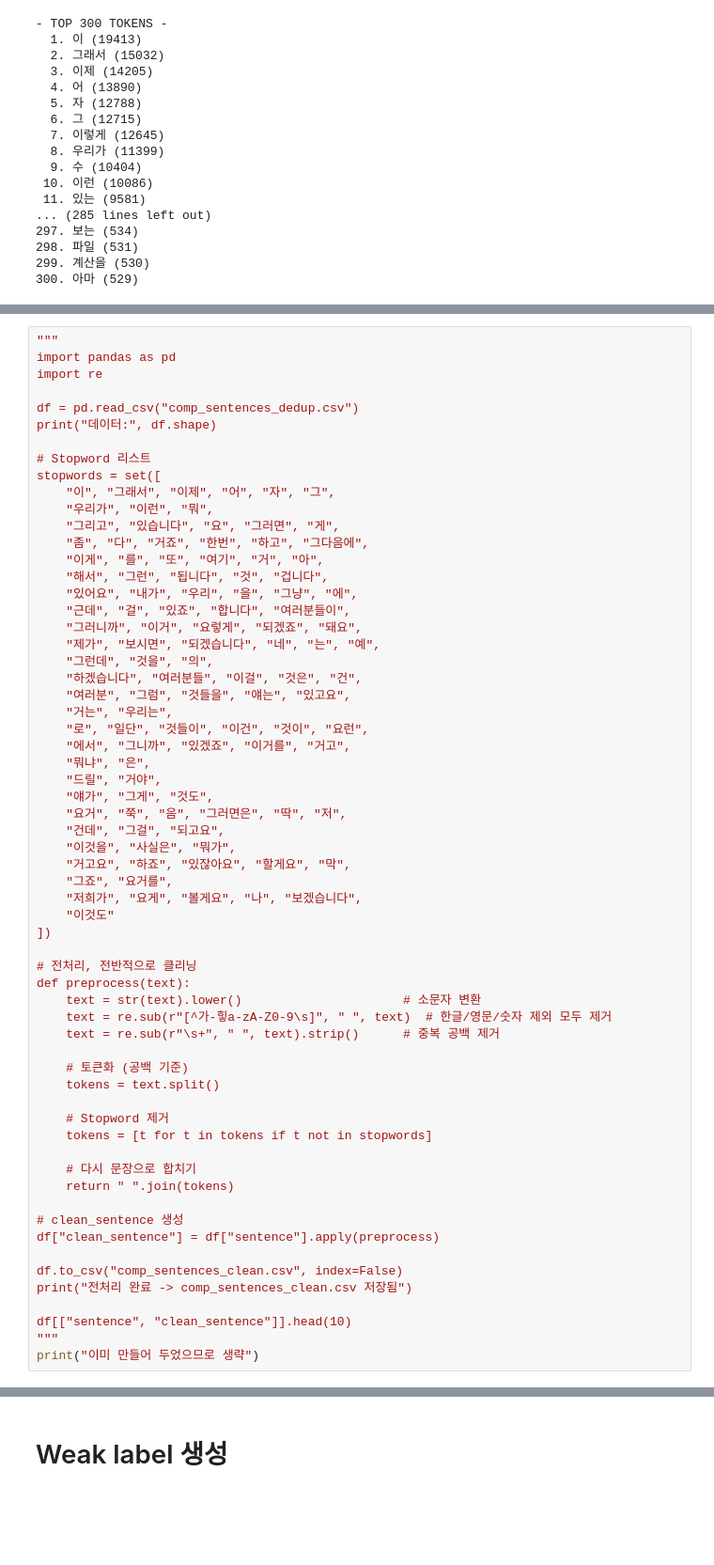
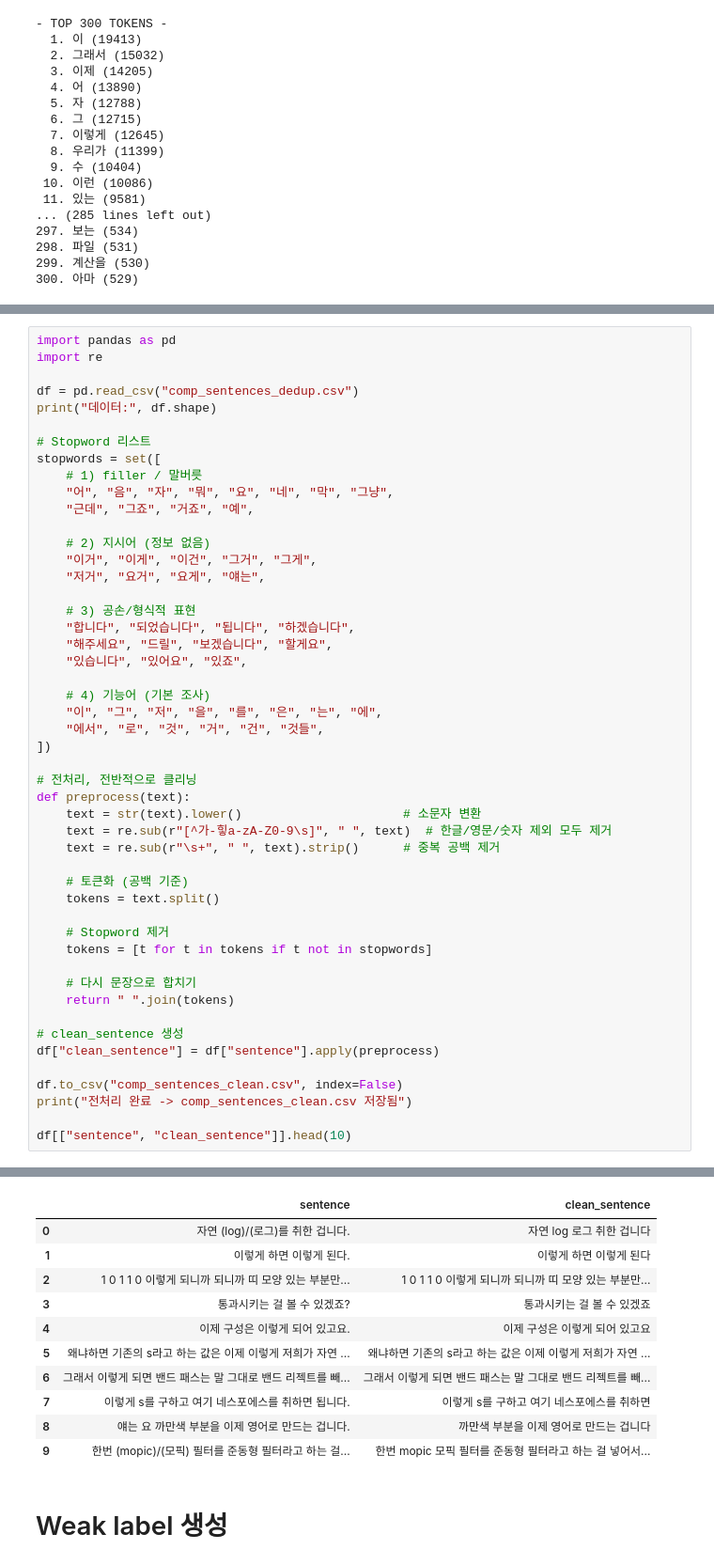
Before and after one commit to hufs24lsh/HUFS-LAI-ML-2025-2, a Jupyter notebook: submissions/202403582/assignment5/training.ipynb, the cells around one changed output, grey strips where cells are left out. Shown: that part at 94% size. Saved outputs shown, nothing was run; the diff lists cells and outputs as text; blank space fills up the shorter version.

```diff
--- a/submissions/202403582/assignment5/training.ipynb
+++ b/submissions/202403582/assignment5/training.ipynb
@@ -211,5 +176,4 @@ for i, (tok, freq) in enumerate(top_300, start=1):
 # %%
-"""
 import pandas as pd
 import re
 
@@ -218,32 +182,22 @@ print("데이터:", df.shape)
 
 # Stopword 리스트
 stopwords = set([
-    "이", "그래서", "이제", "어", "자", "그",
-    "우리가", "이런", "뭐",
-    "그리고", "있습니다", "요", "그러면", "게",
-    "좀", "다", "거죠", "한번", "하고", "그다음에",
-    "이게", "를", "또", "여기", "거", "아",
-    "해서", "그런", "됩니다", "것", "겁니다",
-    "있어요", "내가", "우리", "을", "그냥", "에",
-    "근데", "걸", "있죠", "합니다", "여러분들이",
-    "그러니까", "이거", "요렇게", "되겠죠", "돼요",
-    "제가", "보시면", "되겠습니다", "네", "는", "예",
-    "그런데", "것을", "의",
-    "하겠습니다", "여러분들", "이걸", "것은", "건",
-    "여러분", "그럼", "것들을", "얘는", "있고요",
-    "거는", "우리는",
-    "로", "일단", "것들이", "이건", "것이", "요런",
-    "에서", "그니까", "있겠죠", "이거를", "거고",
-    "뭐냐", "은",
-    "드릴", "거야",
-    "얘가", "그게", "것도",
-    "요거", "쭉", "음", "그러면은", "딱", "저",
-    "건데", "그걸", "되고요",
-    "이것을", "사실은", "뭐가",
-    "거고요", "하죠", "있잖아요", "할게요", "막",
-    "그죠", "요거를",
-    "저희가", "요게", "볼게요", "나", "보겠습니다",
-    "이것도"
+    # 1) filler / 말버릇
+    "어", "음", "자", "뭐", "요", "네", "막", "그냥",
+    "근데", "그죠", "거죠", "예",
+
+    # 2) 지시어 (정보 없음)
+    "이거", "이게", "이건", "그거", "그게",
+    "저거", "요거", "요게", "얘는",
+
+    # 3) 공손/형식적 표현
+    "합니다", "되었습니다", "됩니다", "하겠습니다",
+    "해주세요", "드릴", "보겠습니다", "할게요",
+    "있습니다", "있어요", "있죠",
+
+    # 4) 기능어 (기본 조사)
+    "이", "그", "저", "을", "를", "은", "는", "에",
+    "에서", "로", "것", "거", "건", "것들",
 ])
 
 # 전처리, 전반적으로 클리닝
@@ -268,6 +222,4 @@ df.to_csv("comp_sentences_clean.csv", index=False)
 print("전처리 완료 -> comp_sentences_clean.csv 저장됨")
 
 df[["sentence", "clean_sentence"]].head(10)
-"""
-print("이미 만들어 두었으므로 생략")
 # %% [output]
@@ -275,3 +228,14 @@ print("이미 만들어 두었으므로 생략")
+|  | sentence | clean_sentence |
+| 0 | 자연 (log)/(로그)를 취한 겁니다. | 자연 log 로그 취한 겁니다 |
+| 1 | 이렇게 하면 이렇게 된다. | 이렇게 하면 이렇게 된다 |
+| 2 | 1 0 1 1 0 이렇게 되니까 되니까 띠 모양 있는 부분만... | 1 0 1 1 0 이렇게 되니까 되니까 띠 모양 있는 부분만... |
+| 3 | 통과시키는 걸 볼 수 있겠죠? | 통과시키는 걸 볼 수 있겠죠 |
+| 4 | 이제 구성은 이렇게 되어 있고요. | 이제 구성은 이렇게 되어 있고요 |
+| 5 | 왜냐하면 기존의 s라고 하는 값은 이제 이렇게 저희가 자연 ... | 왜냐하면 기존의 s라고 하는 값은 이제 이렇게 저희가 자연 ... |
+| 6 | 그래서 이렇게 되면 밴드 패스는 말 그대로 밴드 리젝트를 빼... | 그래서 이렇게 되면 밴드 패스는 말 그대로 밴드 리젝트를 빼... |
+| 7 | 이렇게 s를 구하고 여기 네스포에스를 취하면 됩니다. | 이렇게 s를 구하고 여기 네스포에스를 취하면 |
+| 8 | 얘는 요 까만색 부분을 이제 영어로 만드는 겁니다. | 까만색 부분을 이제 영어로 만드는 겁니다 |
+| 9 | 한번 (mopic)/(모픽) 필터를 준동형 필터라고 하는 걸... | 한번 mopic 모픽 필터를 준동형 필터라고 하는 걸 넣어서... |
 # %% [markdown]
 # Weak label 생성
 # %%
```
Also changed, not shown: parts of 19 cells of this notebook.
